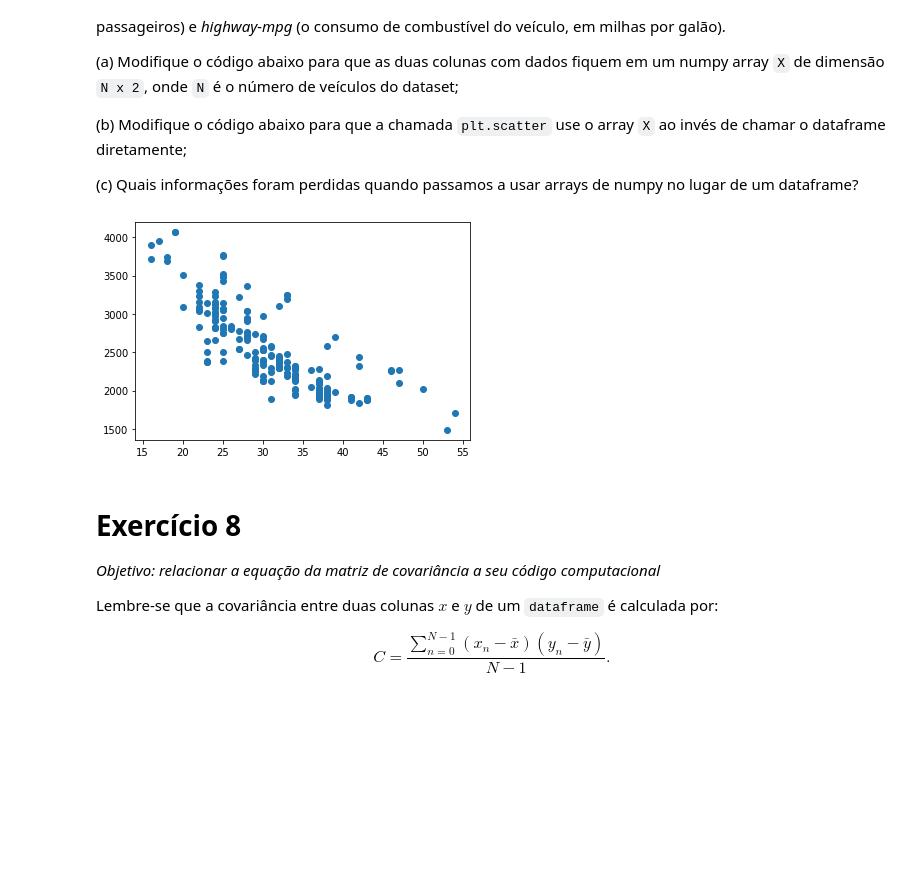
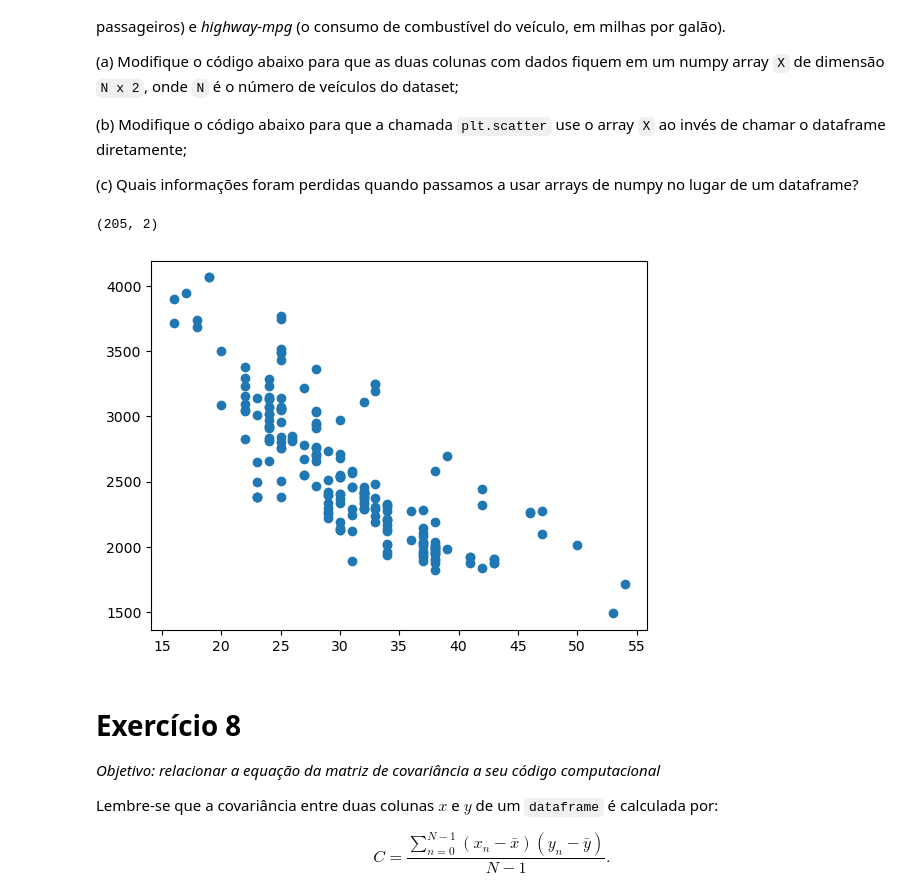
Before and after one commit to tiagoft/alglin-alunos, a Jupyter notebook: 05-autovetores_e_autovalores.ipynb, the cells around one changed output. Cells and saved outputs as stored; diff of their text form; code cells hidden in the pictures; blank space fills up the shorter version.

```diff
--- a/05-autovetores_e_autovalores.ipynb
+++ b/05-autovetores_e_autovalores.ipynb
@@ -581,14 +574,16 @@ Neste exercício, temos o objetivo de usar um array de numpy para substituir o d
 # %%
 df = pd.read_csv('Automobile_data.csv')
 features = ["highway-mpg", "curb-weight"]
 df = df[features]
-X = df.to_numpy()
+X = df[features].to_numpy()
+print(X.shape)
+import matplotlib.pyplot as plt
 plt.figure()
 plt.scatter(X[:,0], X[:,1])
 plt.show()
-# informação perdida é o nome da coluna, mas se ganha tempo de processamento
 # %% [output]
+(205, 2)
-[figure, old version]
+[figure, new version]
 # %% [markdown]
 # Exercício 8
 
```
Also changed, not shown: parts of 41 cells of this notebook, 6 other files.
